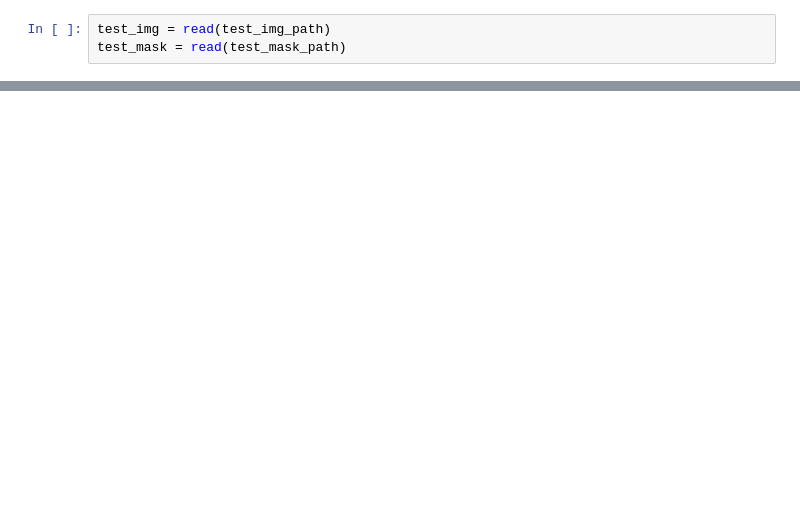
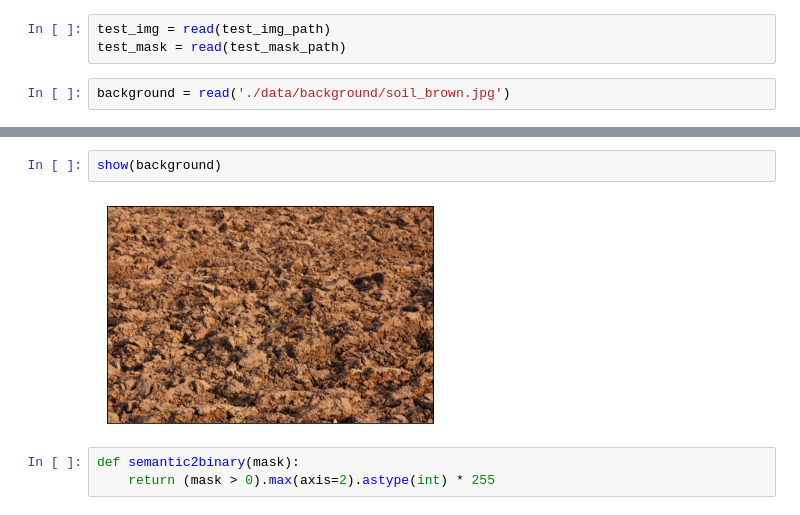
Before and after one commit to NesterukSergey/segmentation_image_augmentation, a Jupyter notebook: Drafts.ipynb, the cells around one changed output, grey strips where cells are left out. Saved outputs shown, nothing was run; the diff lists cells and outputs as text; blank space fills up the shorter version.

```diff
--- a/Drafts.ipynb
+++ b/Drafts.ipynb
@@ -9,6 +13,8 @@ test_mask_path = './data/IPPN_samples/ara1_mask.png'
 # %%
 test_img = read(test_img_path)
 test_mask = read(test_mask_path)
+# %%
+background = read('./data/background/soil_brown.jpg')
 # %%
 show([test_img, test_mask])
 # %% [output]
@@ -84,0 +22,7 @@ transform_single_object(test_img, test_mask,
+# %%
+show(background)
+# %% [output]
+[figure, added]
+# %%
+def semantic2binary(mask):
+    return (mask > 0).max(axis=2).astype(int) * 255
```
Also changed, not shown: parts of 16 cells of this notebook, 14 other files.
